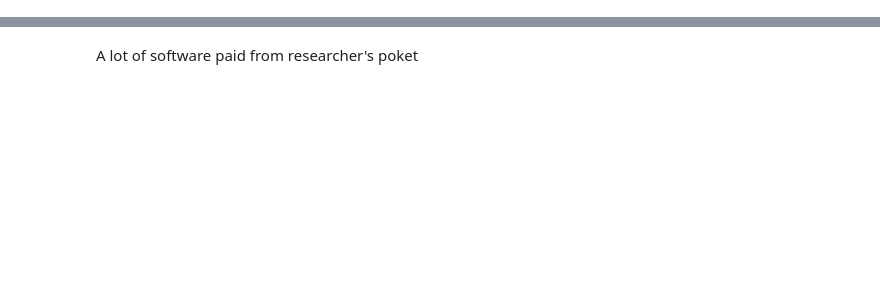
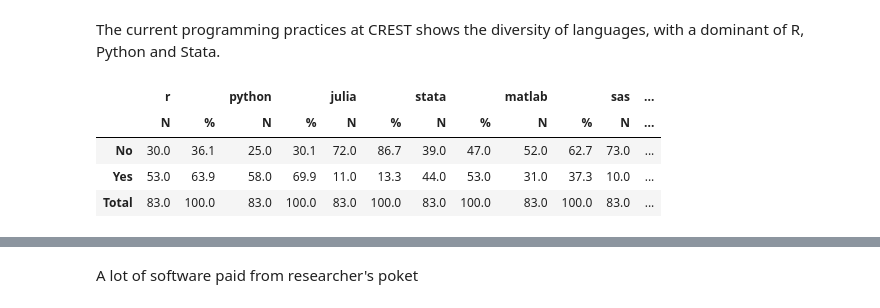
Before and after one commit to emilienschultz/survey-software-crest, a Jupyter notebook: notebooks/Analyze.ipynb, the cells around one changed output, grey strips where cells are left out. Cells and saved outputs as stored; diff of their text form; code cells hidden in the pictures; blank space fills up the shorter version.

```diff
--- a/notebooks/Analyze.ipynb
+++ b/notebooks/Analyze.ipynb
@@ -173,0 +43,20 @@ Name: paying_software_projects_precision, dtype: object
+# %%
+#| output: false
+#| echo: false
+
+# LOAD DATA
+
+df = pd.read_csv("../data/results-survey323625.csv")
+df = df.set_index("Response ID")
+#t = pd.DataFrame(pd.Series(list(df.columns)))
+#t["reco"] = None
+#t.to_csv("reco_columns.csv", index=False)
+reco_col = pd.read_csv("./reco_columns.csv")
+reco_col = dict(reco_col.set_index("0").dropna()["reco"])
+df.columns = [(lambda i: reco_col[i] if i in reco_col else i)(i) for i in df.columns]
+df.head(2)
+
+# filter
+f = df["time"]>60
+df = df[f]
+print("Number of respondents", len(df))
@@ -173,0 +165,7 @@ Name: paying_software_projects_precision, dtype: object
+# %%
+tab = {}
+for v in [i for i in df.columns if "On which computers do you perform these data processing tasks/computations ?" in i]:
+    t = pyshs.tri_a_plat(df, v)
+    t.columns = ["N","%"]
+    tab[v.replace("On which computers do you perform these data processing tasks/computations ?","")] = t
+pd.concat(tab, axis=1)
@@ -173,0 +180,7 @@ Name: paying_software_projects_precision, dtype: object
+# %%
+tab = {}
+for v in [i for i in df.columns if "Where do you currently store your data ?" in i]:
+    t = pyshs.tri_a_plat(df, v)
+    t.columns = ["N","%"]
+    tab[v.replace("Where do you currently store your data ?","")] = t
+pd.concat(tab, axis=1)
@@ -173,0 +325,15 @@ Name: paying_software_projects_precision, dtype: object
+# %% [markdown]
+The current programming practices at CREST shows the diversity of languages, with a dominant of R, Python and Stata.
+# %%
+tab = {}
+for v in ["programmation_r", "programmation_python", "programmation_julia", "programmation_stata", "programmation_matlab", "programmation_sas"]:
+    t = pyshs.tri_a_plat(df, v)
+    t.columns = ["N","%"]
+    tab[v.replace("programmation_","")] = t
+pd.concat(tab, axis=1)
+# %% [output]
+|  | r |  | python |  | julia |  | stata |  | matlab |  | sas | ... |
+|  | N | % | N | % | N | % | N | % | N | % | N | ... |
+| No | 30.0 | 36.1 | 25.0 | 30.1 | 72.0 | 86.7 | 39.0 | 47.0 | 52.0 | 62.7 | 73.0 | ... |
+| Yes | 53.0 | 63.9 | 58.0 | 69.9 | 11.0 | 13.3 | 44.0 | 53.0 | 31.0 | 37.3 | 10.0 | ... |
+| Total | 83.0 | 100.0 | 83.0 | 100.0 | 83.0 | 100.0 | 83.0 | 100.0 | 83.0 | 100.0 | 83.0 | ... |
```
Also changed, not shown: parts of 113 cells of this notebook, 2 other files.
